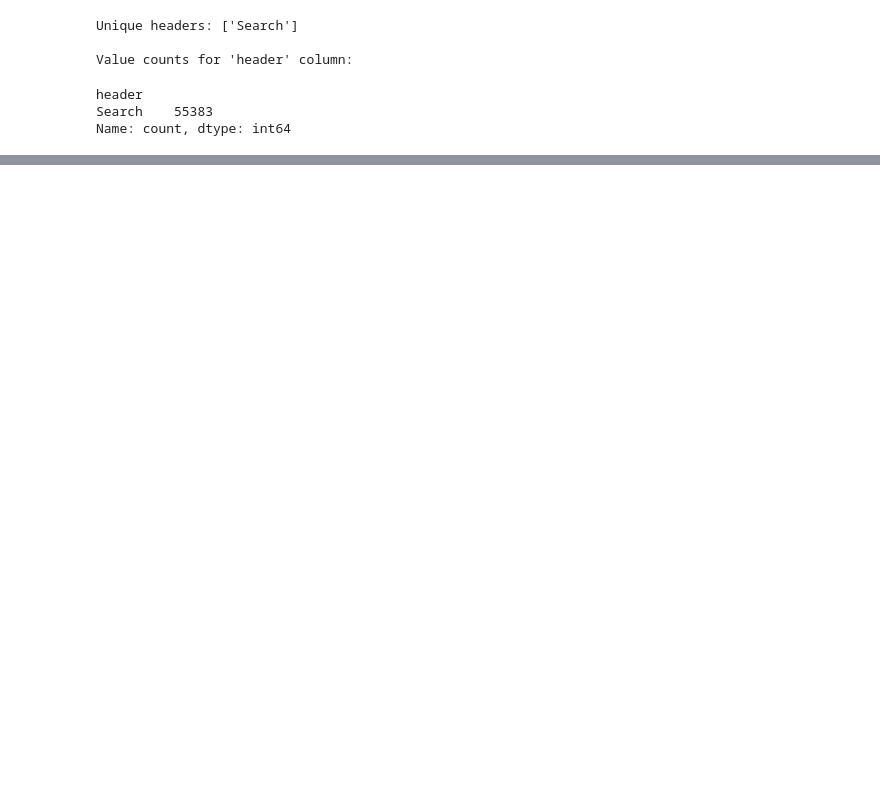
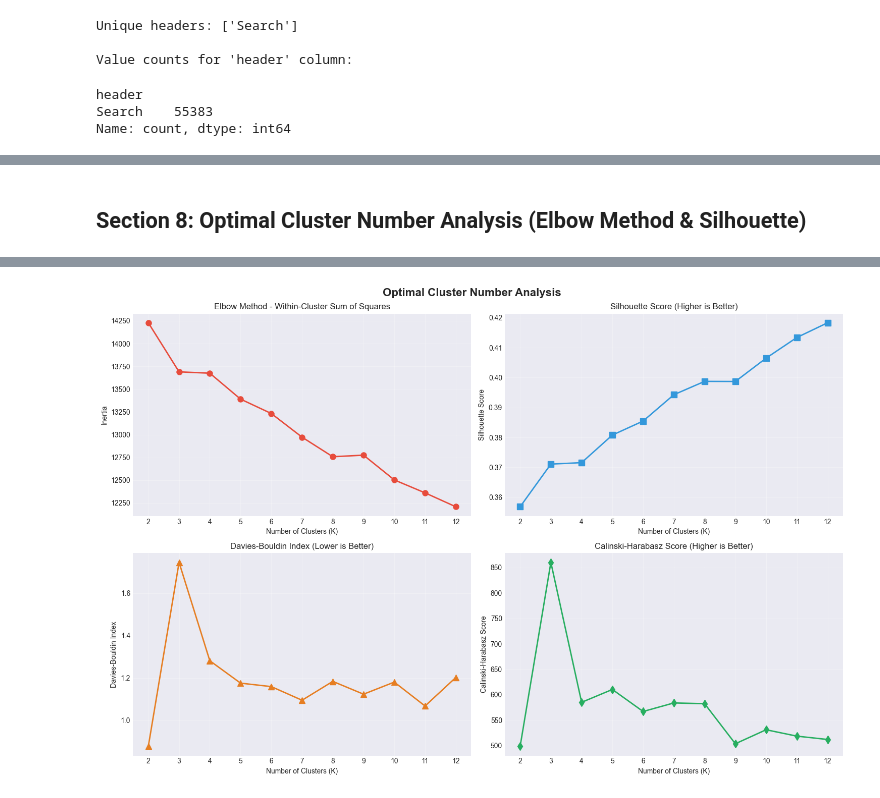
Before and after one commit to jaggernaut007/fabric-context-portability, a Jupyter notebook: 0. data_exploration.ipynb, the cells around one changed output, grey strips where cells are left out. Cells and saved outputs as stored; diff of their text form; code cells hidden in the pictures; blank space fills up the shorter version.

```diff
--- a/0. data_exploration.ipynb
+++ b/0. data_exploration.ipynb
@@ -95,0 +512,79 @@ Name: count, dtype: int64
+# %% [markdown]
+## Section 8: Optimal Cluster Number Analysis (Elbow Method & Silhouette)
+# %%
+# Find optimal number of clusters
+print("Computing clustering metrics for K=2 to K=12...")
+print("(This may take a minute...)\n")
+
+inertias = []
+silhouette_scores = []
+davies_bouldin_scores = []
+calinski_harabasz_scores = []
+K_range = range(2, 13)
+
+# Convert sparse matrix to dense for metrics that require it
+tfidf_dense = tfidf_matrix.toarray()
+
+for k in K_range:
+    kmeans = KMeans(n_clusters=k, random_state=42, n_init=10)
+    cluster_labels = kmeans.fit_predict(tfidf_matrix)
+
+    inertias.append(kmeans.inertia_)
+    silhouette_scores.append(silhouette_score(tfidf_matrix, cluster_labels))
+    davies_bouldin_scores.append(davies_bouldin_score(tfidf_dense, cluster_labels))
+    calinski_harabasz_scores.append(calinski_harabasz_score(tfidf_dense, cluster_labels))
+
+    print(f"K={k:2d} │ Inertia: {kmeans.inertia_:>10,.0f} │ Silhouette: {silhouette_scores[-1]:.4f} │ CH-Score: {calinski_harabasz_scores[-1]:>8.1f}")
+
+print("\n✓ Cluster analysis complete!")
+
+# Plot clustering metrics
+fig, axes = plt.subplots(2, 2, figsize=(15, 10))
+fig.suptitle('Optimal Cluster Number Analysis', fontsize=16, fontweight='bold')
+
+# Elbow method
+axes[0, 0].plot(K_range, inertias, marker='o', linewidth=2, markersize=8, color='#E74C3C')
+axes[0, 0].set_xlabel('Number of Clusters (K)')
+axes[0, 0].set_ylabel('Inertia')
+axes[0, 0].set_title('Elbow Method - Within-Cluster Sum of Squares')
+axes[0, 0].grid(alpha=0.3)
+axes[0, 0].set_xticks(K_range)
+
+# Silhouette score
+axes[0, 1].plot(K_range, silhouette_scores, marker='s', linewidth=2, markersize=8, color='#3498DB')
+axes[0, 1].set_xlabel('Number of Clusters (K)')
+axes[0, 1].set_ylabel('Silhouette Score')
+axes[0, 1].set_title('Silhouette Score (Higher is Better)')
+axes[0, 1].grid(alpha=0.3)
+axes[0, 1].set_xticks(K_range)
+
+# Davies-Bouldin Index
+axes[1, 0].plot(K_range, davies_bouldin_scores, marker='^', linewidth=2, markersize=8, color='#E67E22')
+axes[1, 0].set_xlabel('Number of Clusters (K)')
+axes[1, 0].set_ylabel('Davies-Bouldin Index')
+axes[1, 0].set_title('Davies-Bouldin Index (Lower is Better)')
+axes[1, 0].grid(alpha=0.3)
+axes[1, 0].set_xticks(K_range)
+
+# Calinski-Harabasz Score
+axes[1, 1].plot(K_range, calinski_harabasz_scores, marker='d', linewidth=2, markersize=8, color='#27AE60')
+axes[1, 1].set_xlabel('Number of Clusters (K)')
+axes[1, 1].set_ylabel('Calinski-Harabasz Score')
+axes[1, 1].set_title('Calinski-Harabasz Score (Higher is Better)')
+axes[1, 1].grid(alpha=0.3)
+axes[1, 1].set_xticks(K_range)
+
+plt.tight_layout()
+plt.show()
+
+# Find optimal K
+optimal_k_silhouette = K_range[np.argmax(silhouette_scores)]
+optimal_k_calinski = K_range[np.argmax(calinski_harabasz_scores)]
+
+print(f"\n{'='*80}")
+print(f"OPTIMAL CLUSTER RECOMMENDATIONS")
+print(f"{'='*80}")
+print(f"\n📊 Based on Silhouette Score: K = {optimal_k_silhouette} (score: {max(silhouette_scores):.4f})")
+print(f"📊 Based on Calinski-Harabasz: K = {optimal_k_calinski} (score: {max(calinski_harabasz_scores):.1f})")
+print(f"📊 Recommendation: Use K = {optimal_k_silhouette} clusters")
+# %% [output]
@@ -95,0 +608 @@ Name: count, dtype: int64
+[figure, added]
```
Also changed, not shown: parts of 28 cells of this notebook, 31 other files.
